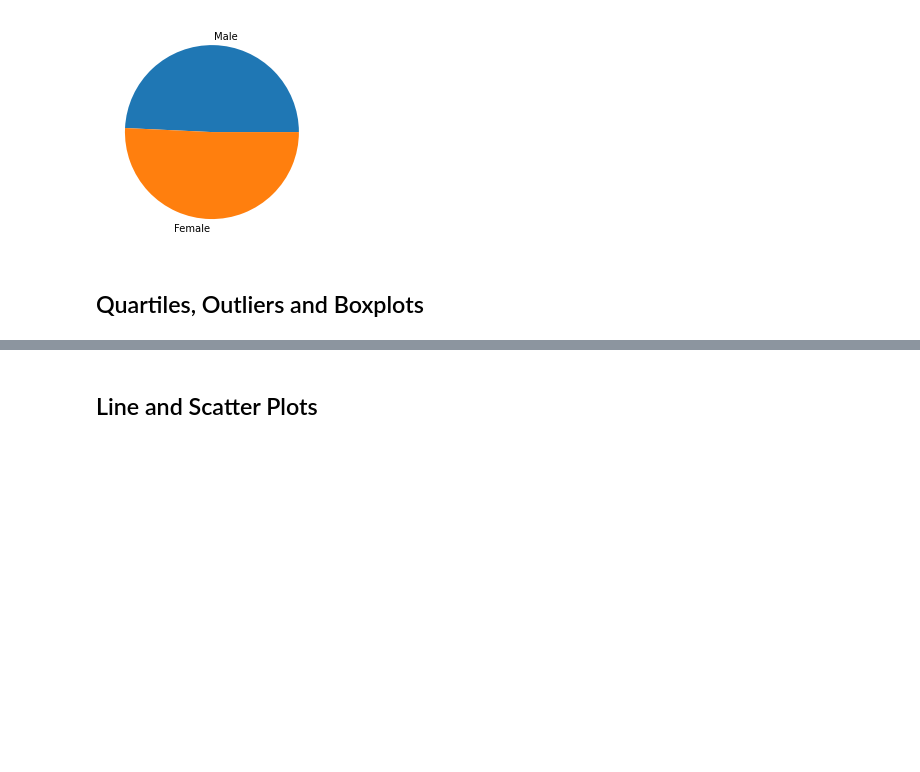
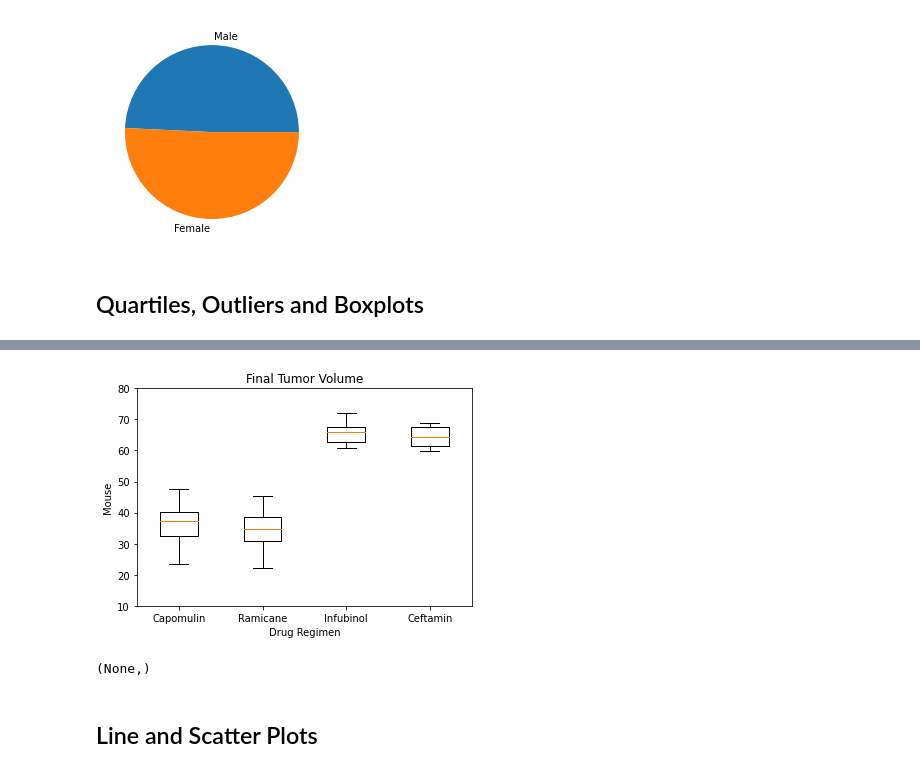
Before and after one commit to morehe11/Matplotlib_HW, a Jupyter notebook: Pymaceuticals/pymaceuticals_starter.ipynb, the cells around one changed output, grey strips where cells are left out. Drawn from its saved outputs; the diff is of its cells as text; code cells hidden in the pictures; blank space fills up the shorter version.

```diff
--- a/Pymaceuticals/pymaceuticals_starter.ipynb
+++ b/Pymaceuticals/pymaceuticals_starter.ipynb
@@ -208,7 +208,10 @@ plt.show
 # Calculate the final tumor volume of each mouse across four of the treatment regimens:
 # Capomulin, Ramicane, Infubinol, and Ceftamin
 
+max_tp_df = pd.DataFrame(drop_duplicates_df.groupby('Drug Regimen')['Timepoint'].max().sort_values(ascending = False)).reset_index().rename(columns={'Timepoint': 'Last_timepoint'})
+max_tp_df
 # Start by getting the last (greatest) timepoint for each mouse
 
-
 # Merge this group df with the original dataframe to get the tumor volume at the last timepoint
+merge_mice_df = pd.merge(drop_duplicates_df, max_tp_df, on= "Drug Regimen")
+merge_mice_df
@@ -234,3 +282,19 @@ plt.show
+# %%
+# Generate a box plot of the final tumor volume of each mouse across four regimens of interest
+fig1, ax1 = plt.subplots()
+box_plot = dict(marker= "o", markerfacecolor= "g", markersize= 8, markeredgecolor = 'black')
+plt.boxplot(drug_numbers, flierprops = box_plot)
+ax1.set_title("Final Tumor Volume")
+ax1.set_xlabel("Drug Regimen")
+ax1.set_ylabel("Mouse")
+ax1.boxplot(drug_numbers)
+ax1.set_ylim(10,80)
+
+plt.xticks([1,2,3,4],  ["Capomulin", "Ramicane", "Infubinol", "Ceftamin"], rotation = "horizontal"),
+plt.show(),
+# %% [output]
+[figure, added]
+(None,)
 # %% [markdown]
 ## Line and Scatter Plots
 # %%
```
Also changed, not shown: parts of 5 cells of this notebook.
